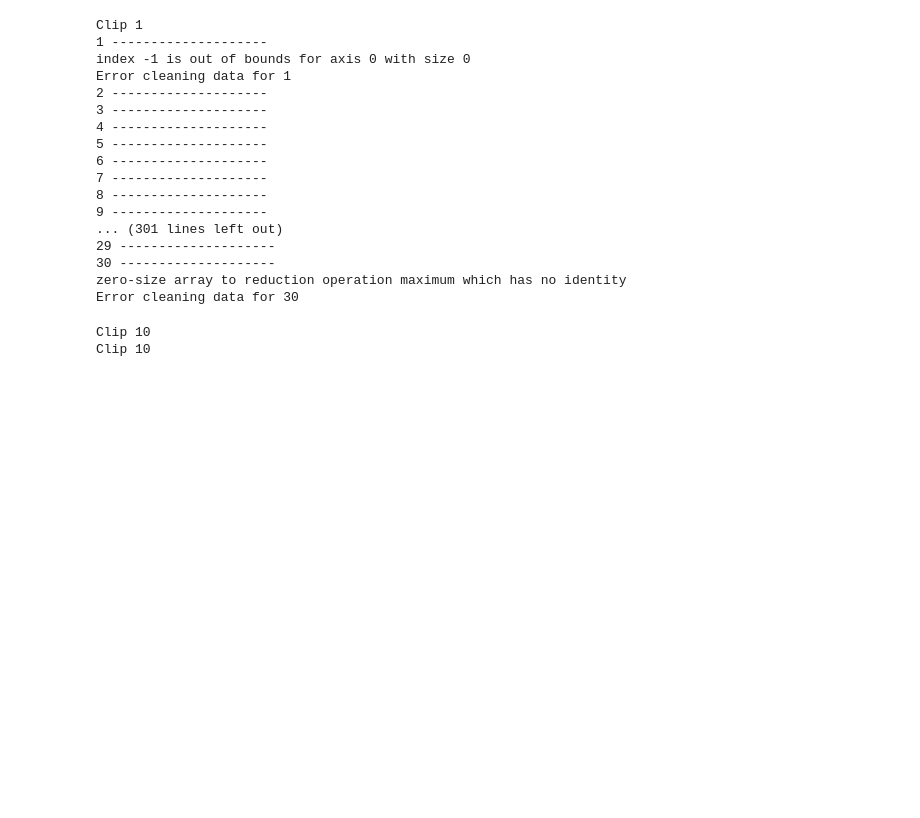
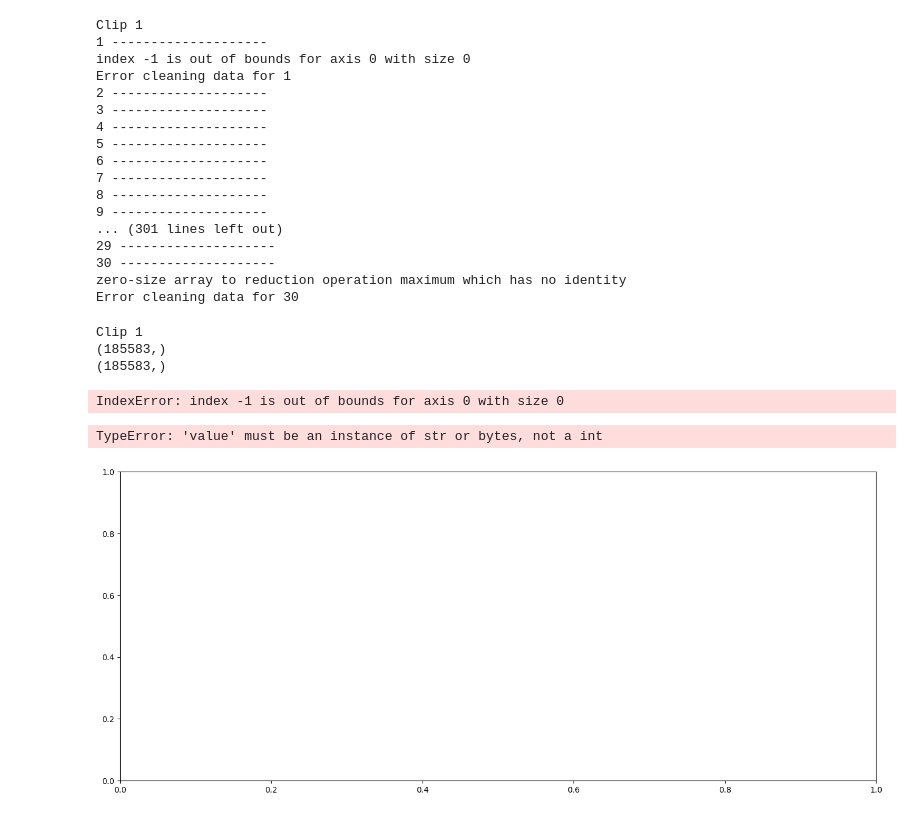
Before and after one commit to emilyxzhou/anxiety, a Jupyter notebook: notebooks/CASE/extract_metrics.ipynb, the cells around one changed output. Saved outputs shown, nothing was run; the diff lists cells and outputs as text; code cells hidden in the pictures; blank space fills up the shorter version.

```diff
--- a/notebooks/CASE/extract_metrics.ipynb
+++ b/notebooks/CASE/extract_metrics.ipynb
@@ -257,8 +258,8 @@ metrics = {
     "kurtosis": kurtosis
 }
 
-# phases = dr.CLIPS
-phases = [10]
+phases = dr.CLIPS
+# phases = [10]
 subjects = dr.SUBJECTS
 fs = 1000.0
 
@@ -266,27 +267,28 @@ order = 3
 cutoff = 5
 b, a = butter(order, cutoff, fs=fs, btype='low', analog=False)
 
-for phase in phases:
-    print(f"Clip {phase}")
-    data = {metric: [] for metric in metrics.keys()}
-    df_dict = {s: dr.read_ecg(s, phase) for s in subjects}
-    for s in list(df_dict.keys()):
-        df = df_dict[s]
-        ecg_signal = df.iloc[:, -1].reset_index(drop=True)
-        ecg_signal = scale_data(ecg_signal)
-        out = ecg.ecg(signal=ecg_signal, sampling_rate=fs, show=False)
-        ecg_signal = out["filtered"]
-        # filtered = lfilter(b, a, eda_signal)
+# for phase in phases:
+#     print(f"Clip {phase}")
+#     data = {metric: [] for metric in metrics.keys()}
+#     df_dict = {s: dr.read_ecg(s, phase) for s in subjects}
+#     for s in list(df_dict.keys()):
+#         df = df_dict[s]
+#         ecg_signal = df.iloc[:, -1].reset_index(drop=True)
+#         ecg_signal = scale_data(ecg_signal)
+        # data = hp.filtering.remove_baseline_wander(data, fs)
+#         out = ecg.ecg(signal=ecg_signal, sampling_rate=fs, show=False)
+#         ecg_signal = out["filtered"]
+#         # filtered = lfilter(b, a, eda_signal)
 
-        for metric in metrics.keys():
-            value = preprocessing.get_statistical_metrics(ecg_signal, metrics[metric], fs)
-            value = np.insert(value, 0, s)
-            data[metric].append(value)
+#         for metric in metrics.keys():
+#             value = preprocessing.get_statistical_metrics(ecg_signal, metrics[metric], fs)
+#             value = np.insert(value, 0, s)
+#             data[metric].append(value)
 
-    for metric in metrics.keys():
-        file_name = os.path.join(dr.Paths.METRICS, f"ecg_{metric}_{phase}.csv")
-        df = pd.DataFrame(data=data[metric])
-        df.to_csv(file_name)
+#     for metric in metrics.keys():
+#         file_name = os.path.join(dr.Paths.METRICS, f"ecg_{metric}_{phase}.csv")
+#         df = pd.DataFrame(data=data[metric])
+#         df.to_csv(file_name)
 
 for phase in phases:
     print(f"Clip {phase}")
@@ -294,15 +296,21 @@ for phase in phases:
     df_dict = {s: dr.read_gsr(s, phase) for s in subjects}
     for s in list(df_dict.keys()):
         df = df_dict[s]
-        eda_signal = df.loc[:, "gsr"].reset_index(drop=True)
-        eda_signal = scale_data(eda_signal)
+        eda_signal = df.iloc[:, -1].reset_index(drop=True)
+        sos = butter(N=3, Wn=4.0, btype="lowpass", fs=fs, output="sos")
+        data = ss.sosfilt(sos, eda_signal)
+        print(data.shape)
+        data = scale_data(data)
+        print(data.shape)
+        out = eda.eda(signal=data, sampling_rate=fs, show=False)
+        data = out["filtered"]
         # try:
         #     out = eda.eda(signal=eda_signal, sampling_rate=fs, show=False, min_amplitude=0.01)
         #     eda_signal = out["filtered"]
         # except Exception as e:
         #     print(f"Error cleaning data for {s}")
 
-        filtered = lfilter(b, a, eda_signal)
+        # filtered = lfilter(b, a, eda_signal)
         for metric in metrics.keys():
             value = preprocessing.get_statistical_metrics(eda_signal, metrics[metric], fs)
             value = np.insert(value, 0, s)
@@ -313,5 +321,17 @@ for phase in phases:
         df = pd.DataFrame(data=data[metric])
         df.to_csv(file_name)
 # %% [output]
-Clip 10
-Clip 10
+Clip 1
+(185583,)
+(185583,)
+IndexError: index -1 is out of bounds for axis 0 with size 0
+# %%
+phases = dr.CLIPS
+subjects = dr.SUBJECTS
+
+df_dict = {s: dr.read_gsr(s, phases[0]) for s in subjects}
+
+dt.plot_1d_data(df_dict[subjects[0]].to_numpy())
+# %% [output]
+TypeError: 'value' must be an instance of str or bytes, not a int
+[figure, added]
```
Also changed, not shown: parts of 1 cell of this notebook, 2 other files.
